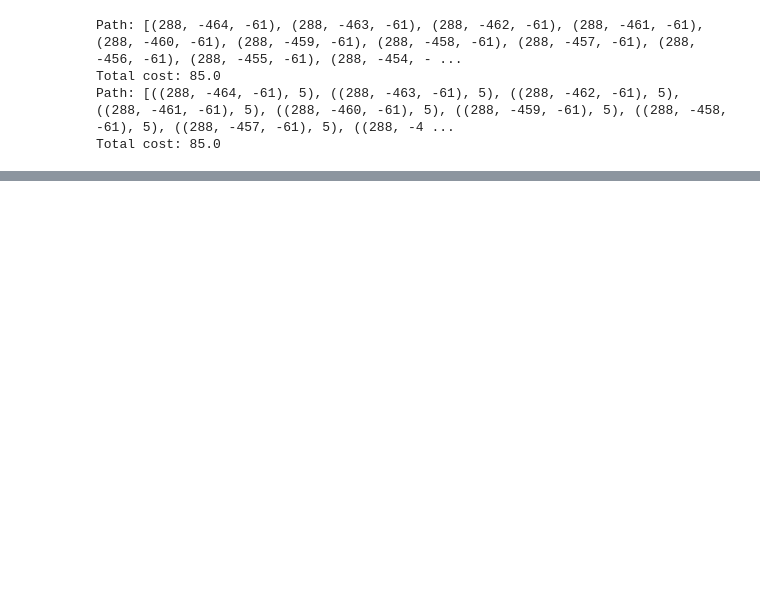
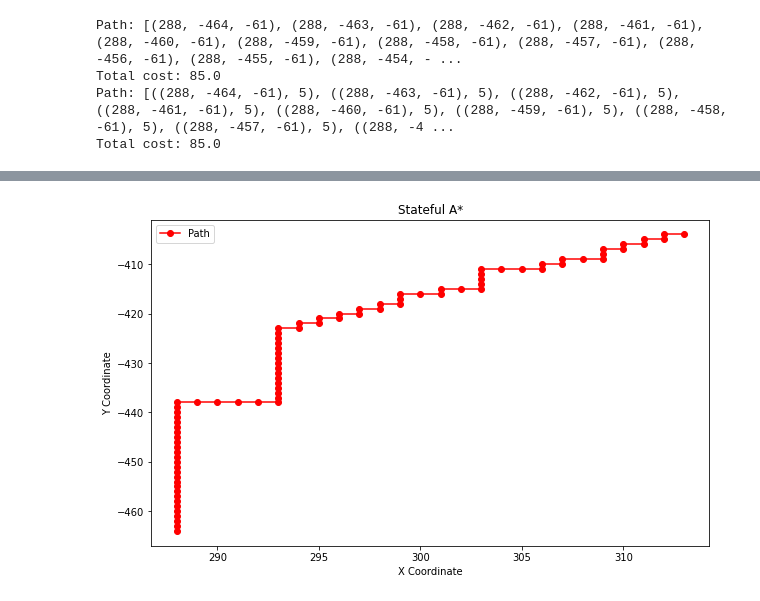
Before and after one commit to MronakX/CSEWI24202-proj, a Jupyter notebook: build.ipynb, the cells around one changed output, grey strips where cells are left out. Drawn from its saved outputs; the diff is of its cells as text; code cells hidden in the pictures; blank space fills up the shorter version.

```diff
--- a/build.ipynb
+++ b/build.ipynb
@@ -207,0 +227,21 @@ Total cost: 85.0
+# %%
+parsed_path = parse_path_resource(path2)
+x, y = zip(*parsed_path)
+plt.figure(figsize=(10, 6))
+plt.plot(x, y, label="Path", marker='o', color = 'red')
+
+# plt.axis('square')
+# plt.xlim(0, 3)
+# plt.ylim(0, 3)
+
+# plt.xticks([-1, 0, 1, 2, 3])
+# plt.yticks([-1, 0, 1, 2, 3])
+
+
+# Adding titles and labels
+plt.title("Stateful A*")
+plt.xlabel("X Coordinate")
+plt.ylabel("Y Coordinate")
+plt.legend()
+plt
+# %% [output]
@@ -207,0 +249 @@ Total cost: 85.0
+[figure, added]
```
Also changed, not shown: parts of 5 cells of this notebook.
